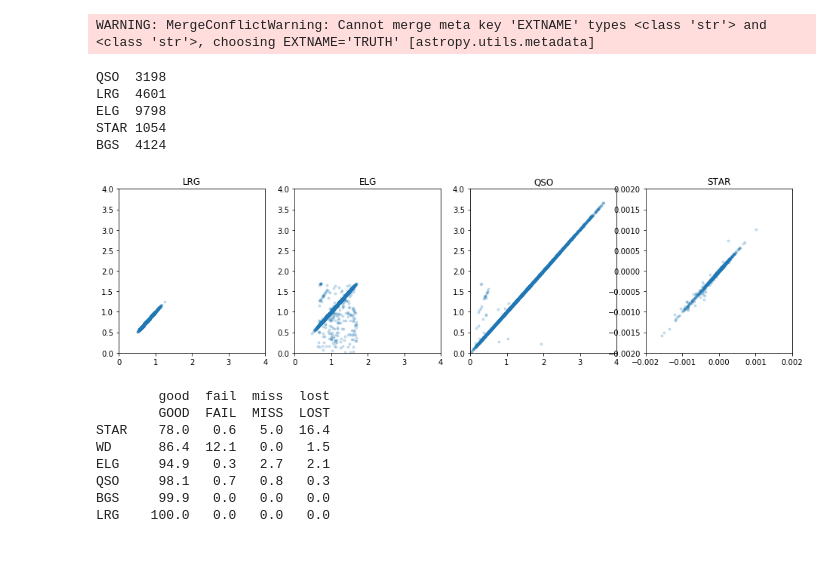
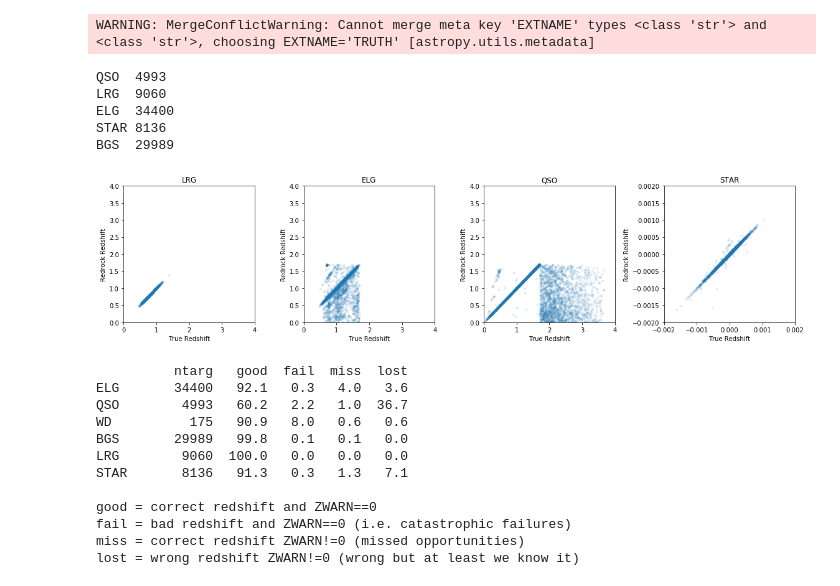
Before and after one commit to desihub/two_percent_DESI, a Jupyter notebook: mini/minitest.ipynb, the cells around one changed output. Saved outputs shown, nothing was run; the diff lists cells and outputs as text; code cells hidden in the pictures; blank space fills up the shorter version.

Commit message:
minitest redrock updates

```diff
--- a/mini/minitest.ipynb
+++ b/mini/minitest.ipynb
@@ -523,7 +575,7 @@ print(nights)
  '20200322']
 # %%
 for night in nights:
-    launchcmd = 'sbatch {reduxdir}/run/scripts/{night}/fiberflat-calibrate_{night}.slurm'.format(
+    launchcmd = 'sbatch --time 00:10:00 {reduxdir}/run/scripts/{night}/fiberflat-calibrate_{night}.slurm'.format(
         reduxdir=reduxdir, night=night
     )
     print(launchcmd)
@@ -697,24 +761,27 @@ print('ELG ', np.count_nonzero(isELG))
 print('STAR', np.count_nonzero(isSTAR))
 print('BGS ', np.count_nonzero(isBGS))
 # %% [output]
-QSO  3198
-LRG  4601
-ELG  9798
-STAR 1054
-BGS  4124
+QSO  4993
+LRG  9060
+ELG  34400
+STAR 8136
+BGS  29989
 # %%
-def plotz(ztruth, label, zmin=0.0, zmax=1.5):
-    plot(ztruth['TRUEZ'], ztruth['Z'], '.', label=label, alpha=0.2)
+def plotz(ztruth, label, zmin=0.0, zmax=1.5, ylabel_=None):
+    plot(ztruth['TRUEZ'], ztruth['Z'], '.', label=label, alpha=0.1)
     title(label)
     xlim(zmin, zmax); ylim(zmin, zmax)
+    xlabel('True Redshift')
+    ylabel('Redrock Redshift')
 
 figure(figsize=(16,4))
 subplot(141); plotz(ztruth[isLRG], 'LRG', zmax=4)
 subplot(142); plotz(ztruth[isELG], 'ELG', zmax=4)
 subplot(143); plotz(ztruth[isQSO], 'QSO', zmax=4)
 subplot(144); plotz(ztruth[isSTAR], 'STAR', zmin=-0.002, zmax=0.002)
+tight_layout()
 # %% [output]
-[figure, old version]
+[figure, new version]
 # %%
 def zstats(zx, dvlimit=1000, count=False):
     dv = 1e5 * (zx['Z'] - zx['TRUEZ'])/(1+zx['TRUEZ'])
@@ -735,18 +802,28 @@ def zstats(zx, dvlimit=1000, count=False):
     else:
         return 100*ngood/ntot, 100*nfail/ntot, 100*nmiss/ntot, 100*nlost/ntot
 
-print('        good  fail  miss  lost')
-print('        GOOD  FAIL  MISS  LOST')
+print('          ntarg   good  fail  miss  lost')
 for objtype in set(ztruth['TEMPLATETYPE']):
-    isx = ztruth['TEMPLATETYPE'] == objtype
+    isx = (ztruth['TEMPLATETYPE'] == objtype)
     pgood, pfail, pmiss, plost = zstats(ztruth[isx])
-    print('{:6s} {:5.1f} {:5.1f} {:5.1f} {:5.1f}'.format(objtype, pgood, pfail, pmiss, plost))
+    nx = np.count_nonzero(isx)
+    print('{:6s} {:8d}  {:5.1f} {:5.1f} {:5.1f} {:5.1f}'.format(objtype, nx, pgood, pfail, pmiss, plost))
+
+print()
+print('good = correct redshift and ZWARN==0')
+print('fail = bad redshift and ZWARN==0 (i.e. catastrophic failures)')
+print('miss = correct redshift ZWARN!=0 (missed opportunities)')
+print('lost = wrong redshift ZWARN!=0 (wrong but at least we know it)')
 # %% [output]
-        good  fail  miss  lost
-        GOOD  FAIL  MISS  LOST
-STAR    78.0   0.6   5.0  16.4
-WD      86.4  12.1   0.0   1.5
-ELG     94.9   0.3   2.7   2.1
-QSO     98.1   0.7   0.8   0.3
-BGS     99.9   0.0   0.0   0.0
-LRG    100.0   0.0   0.0   0.0
+          ntarg   good  fail  miss  lost
+ELG       34400   92.1   0.3   4.0   3.6
+QSO        4993   60.2   2.2   1.0  36.7
+WD          175   90.9   8.0   0.6   0.6
+BGS       29989   99.8   0.1   0.1   0.0
+LRG        9060  100.0   0.0   0.0   0.0
+STAR       8136   91.3   0.3   1.3   7.1
+
+good = correct redshift and ZWARN==0
+fail = bad redshift and ZWARN==0 (i.e. catastrophic failures)
+miss = correct redshift ZWARN!=0 (missed opportunities)
+lost = wrong redshift ZWARN!=0 (wrong but at least we know it)
```
Also changed, not shown: parts of 58 cells of this notebook, 1 other file.
